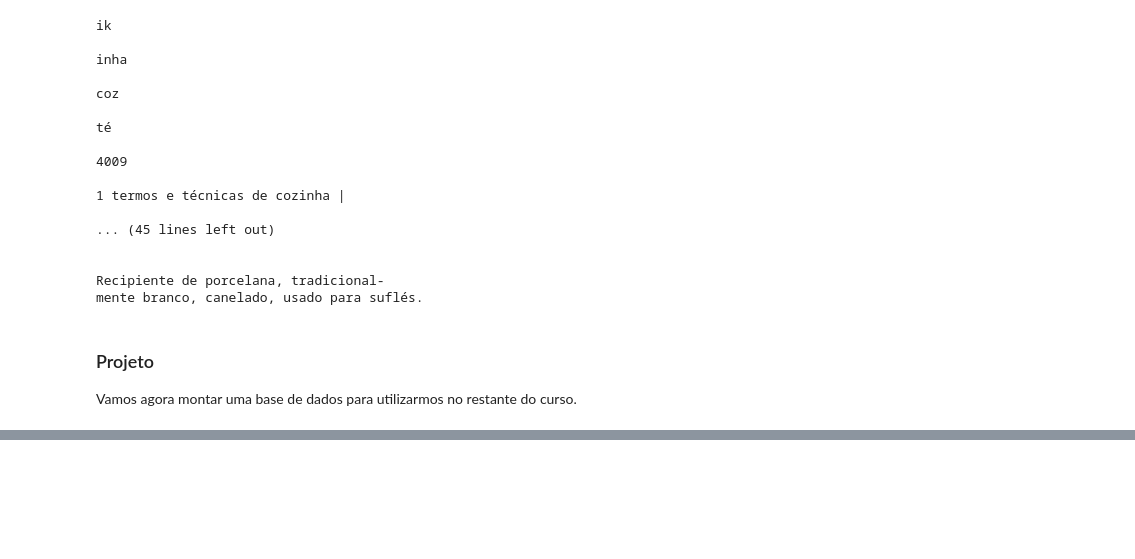
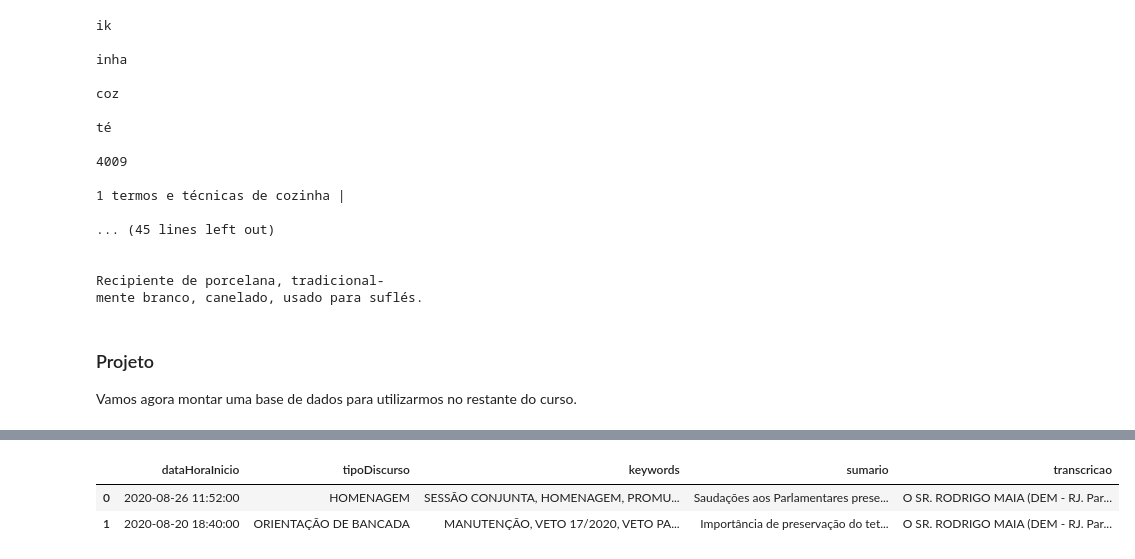
Before and after one commit to luizfrias/mintextoenlp, a Jupyter notebook: Mineração de Texto & NLP - Aula 01.ipynb, the cells around one changed output, grey strips where cells are left out. Drawn from its saved outputs; the diff is of its cells as text; code cells hidden in the pictures; blank space fills up the shorter version.

```diff
--- a/Mineração de Texto & NLP - Aula 01.ipynb
+++ b/Mineração de Texto & NLP - Aula 01.ipynb
@@ -331,0 +356,3 @@ Vamos agora montar uma base de dados para utilizarmos no restante do curso.
+# %%
+discursos_df = pd.read_csv('out/discursos-maia.csv', sep='|')
+discursos_df.info()
@@ -331,0 +372,8 @@ Vamos agora montar uma base de dados para utilizarmos no restante do curso.
+# %%
+discursos_df.dataHoraInicio = pd.to_datetime(discursos_df.dataHoraInicio)
+# %%
+discursos_df.head(2)
+# %% [output]
+|  | dataHoraInicio | tipoDiscurso | keywords | sumario | transcricao |
+| 0 | 2020-08-26 11:52:00 | HOMENAGEM | SESSÃO CONJUNTA, HOMENAGEM, PROMU... | Saudações aos Parlamentares prese... | O SR. RODRIGO MAIA (DEM - RJ. Par... |
+| 1 | 2020-08-20 18:40:00 | ORIENTAÇÃO DE BANCADA | MANUTENÇÃO, VETO 17/2020, VETO PA... | Importância de preservação do tet... | O SR. RODRIGO MAIA (DEM - RJ. Par... |
```
Also changed, not shown: parts of 6 cells of this notebook.
